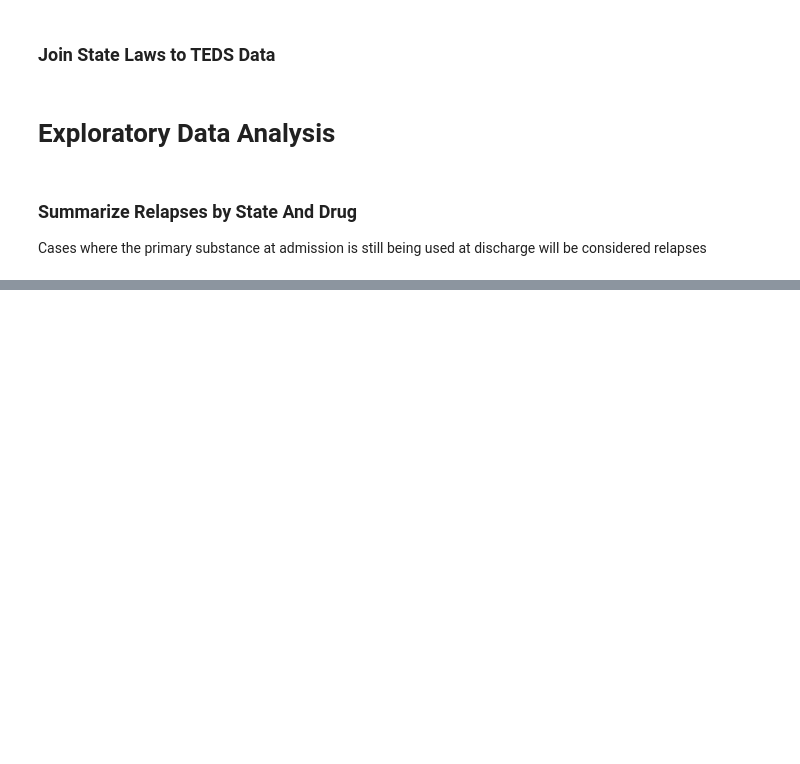
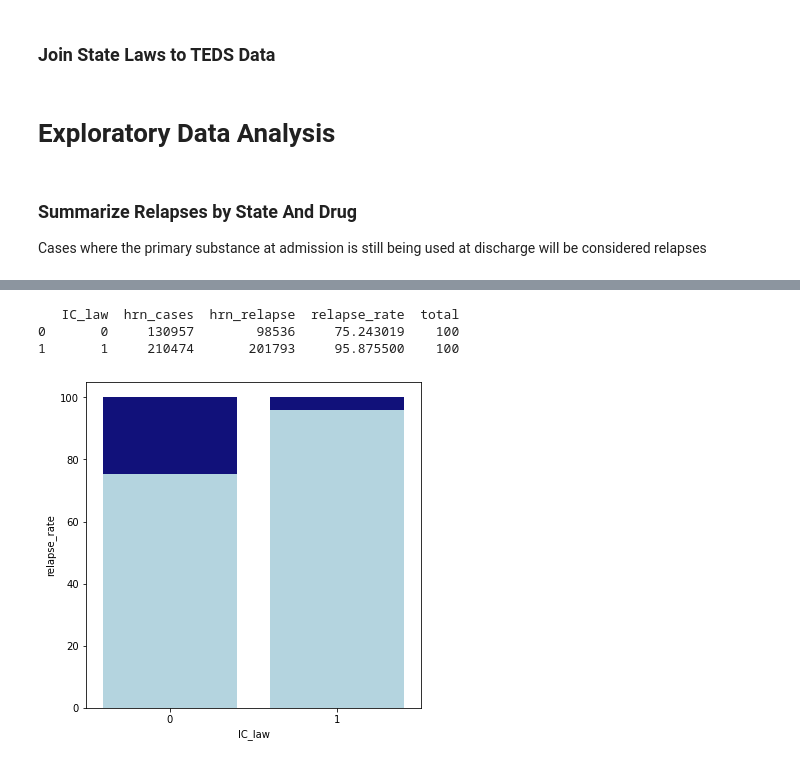
Before and after one commit to afaranda/TEDS_Housing_Employment_Study, a Jupyter notebook: notebooks/01_Explore_And_Process.ipynb, the cells around one changed output, grey strips where cells are left out. Saved outputs shown, nothing was run; the diff lists cells and outputs as text; code cells hidden in the pictures; blank space fills up the shorter version.

```diff
--- a/notebooks/01_Explore_And_Process.ipynb
+++ b/notebooks/01_Explore_And_Process.ipynb
@@ -214,0 +252,30 @@ teds_imp_laws.assign(
+# %%
+## Index casese of alcohol use at intake
+hrn_cases = teds_imp_laws.hrn_cases == 1
+plt.figure(figsize=(6, 6))
+plot_data = teds_imp_laws.loc[
+    hrn_cases,['IC_law','hrn_cases','hrn_relapse']
+].groupby(['IC_law']).sum().reset_index().assign(
+    relapse_rate = lambda x: 100*(x['hrn_relapse'] / x['hrn_cases']),
+    total = [100, 100]
+)
+print(plot_data)
+total_bars = sns.barplot(
+    x="IC_law",
+    y="total",
+    data=plot_data,
+    color='darkblue'
+)
+
+rate_bars = sns.barplot(
+    x="IC_law",
+    y="relapse_rate",
+    data=plot_data,
+    color='lightblue'
+)
+plt.show()
+# %% [output]
+   IC_law  hrn_cases  hrn_relapse  relapse_rate  total
+0       0     130957        98536     75.243019    100
+1       1     210474       201793     95.875500    100
+[figure, added]
```
Also changed, not shown: parts of 6 cells of this notebook.
